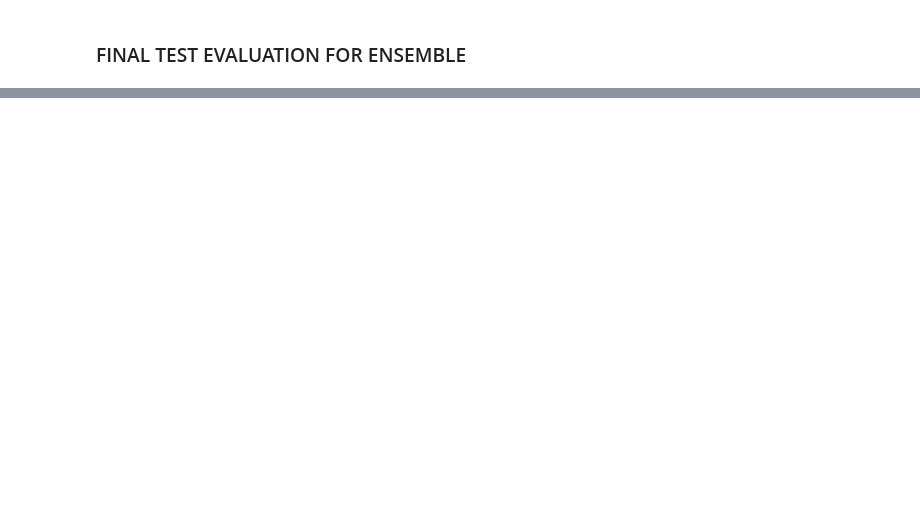
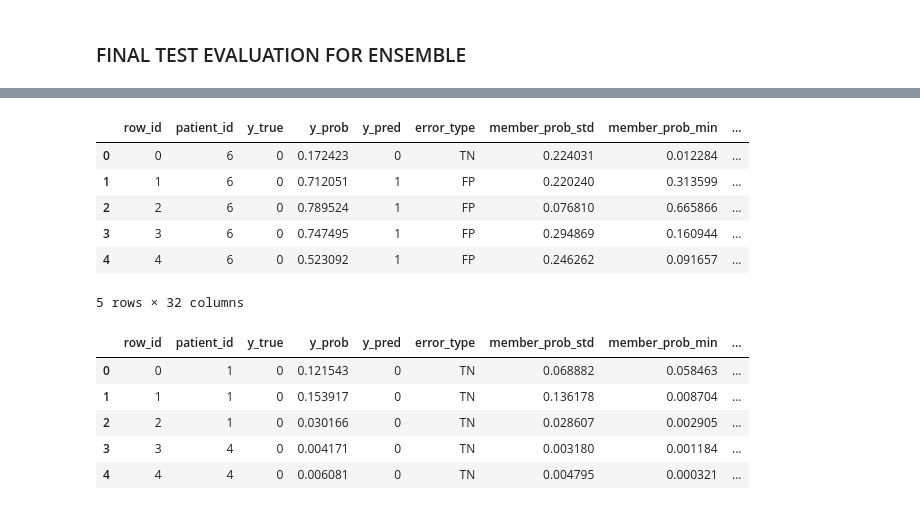
Before and after one commit to thuhieucn/Early-Sepsis-Prediction-in-Intensive-Care-Units, a Jupyter notebook: lstm-model-ensemble.ipynb, the cells around one changed output, grey strips where cells are left out. Saved outputs shown, nothing was run; the diff lists cells and outputs as text; code cells hidden in the pictures; blank space fills up the shorter version.

Commit message:
Kaggle Notebook | lstm-model-ensemble | Version 10 - Add subgroup error analysis

```diff
--- a/lstm-model-ensemble.ipynb
+++ b/lstm-model-ensemble.ipynb
@@ -687,0 +800,67 @@ weighted avg     0.9321    0.7870    0.8361     45552
+# %%
+meta_train = pd.read_csv('/kaggle/input/datasets/thuhiuhong/lstm-new-train-test-val/meta_train.csv')
+meta_val = pd.read_csv('/kaggle/input/datasets/thuhiuhong/lstm-new-train-test-val/meta_val.csv')
+meta_test = pd.read_csv('/kaggle/input/datasets/thuhiuhong/lstm-new-train-test-val/meta_test.csv')
+
+# ===== Merge on row_id =====
+df_val_analysis = df_val_pred.merge(
+    meta_val,
+    on='row_id',
+    how='left',
+    validate='one_to_one',
+    suffixes=('_pred', '_meta')
+)
+
+df_test_analysis = df_test_pred.merge(
+    meta_test,
+    on='row_id',
+    how='left',
+    validate='one_to_one',
+    suffixes=('_pred', '_meta')
+)
+
+# ===== Correct merge checks =====
+assert len(df_val_analysis) == len(df_val_pred)
+assert len(df_test_analysis) == len(df_test_pred)
+
+assert (df_val_analysis['patient_id_pred'].values == df_val_analysis['patient_id_meta'].values).all()
+assert (df_test_analysis['patient_id_pred'].values == df_test_analysis['patient_id_meta'].values).all()
+
+assert (df_val_analysis['y_true_pred'].values == df_val_analysis['y_true_meta'].values).all()
+assert (df_test_analysis['y_true_pred'].values == df_test_analysis['y_true_meta'].values).all()
+
+# Chỉ kiểm tra các cột metadata KHÔNG được phép thiếu
+assert df_val_analysis['window_end_hour'].isna().sum() == 0
+assert df_test_analysis['window_end_hour'].isna().sum() == 0
+
+assert df_val_analysis['raw_missing_rate_window'].isna().sum() == 0
+assert df_test_analysis['raw_missing_rate_window'].isna().sum() == 0
+
+# ===== Rename columns back to clean names =====
+df_val_analysis = df_val_analysis.rename(columns={
+    'patient_id_pred': 'patient_id',
+    'y_true_pred': 'y_true'
+}).drop(columns=['patient_id_meta', 'y_true_meta'])
+
+df_test_analysis = df_test_analysis.rename(columns={
+    'patient_id_pred': 'patient_id',
+    'y_true_pred': 'y_true'
+}).drop(columns=['patient_id_meta', 'y_true_meta'])
+
+print("df_val_analysis:", df_val_analysis.shape)
+print("df_test_analysis:", df_test_analysis.shape)
+
+print("\nMissing check:")
+print("VAL  - window_end_hour:", df_val_analysis['window_end_hour'].isna().sum())
+print("VAL  - raw_missing_rate_window:", df_val_analysis['raw_missing_rate_window'].isna().sum())
+print("VAL  - last_HR_raw:", df_val_analysis['last_HR_raw'].isna().sum())
+
+print("TEST - window_end_hour:", df_test_analysis['window_end_hour'].isna().sum())
+print("TEST - raw_missing_rate_window:", df_test_analysis['raw_missing_rate_window'].isna().sum())
+print("TEST - last_HR_raw:", df_test_analysis['last_HR_raw'].isna().sum())
+
+display(df_val_analysis.head())
+display(df_test_analysis.head())
+
+print("Merge check passed.")
+# %% [output]
@@ -687,0 +877,13 @@ weighted avg     0.9321    0.7870    0.8361     45552
+|  | row_id | patient_id | y_true | y_prob | y_pred | error_type | member_prob_std | member_prob_min | ... |
+| 0 | 0 | 6 | 0 | 0.172423 | 0 | TN | 0.224031 | 0.012284 | ... |
+| 1 | 1 | 6 | 0 | 0.712051 | 1 | FP | 0.220240 | 0.313599 | ... |
+| 2 | 2 | 6 | 0 | 0.789524 | 1 | FP | 0.076810 | 0.665866 | ... |
+| 3 | 3 | 6 | 0 | 0.747495 | 1 | FP | 0.294869 | 0.160944 | ... |
+| 4 | 4 | 6 | 0 | 0.523092 | 1 | FP | 0.246262 | 0.091657 | ... |
+5 rows × 32 columns
+|  | row_id | patient_id | y_true | y_prob | y_pred | error_type | member_prob_std | member_prob_min | ... |
+| 0 | 0 | 1 | 0 | 0.121543 | 0 | TN | 0.068882 | 0.058463 | ... |
+| 1 | 1 | 1 | 0 | 0.153917 | 0 | TN | 0.136178 | 0.008704 | ... |
+| 2 | 2 | 1 | 0 | 0.030166 | 0 | TN | 0.028607 | 0.002905 | ... |
+| 3 | 3 | 4 | 0 | 0.004171 | 0 | TN | 0.003180 | 0.001184 | ... |
+| 4 | 4 | 4 | 0 | 0.006081 | 0 | TN | 0.004795 | 0.000321 | ... |
```
Also changed, not shown: parts of 25 cells of this notebook.
